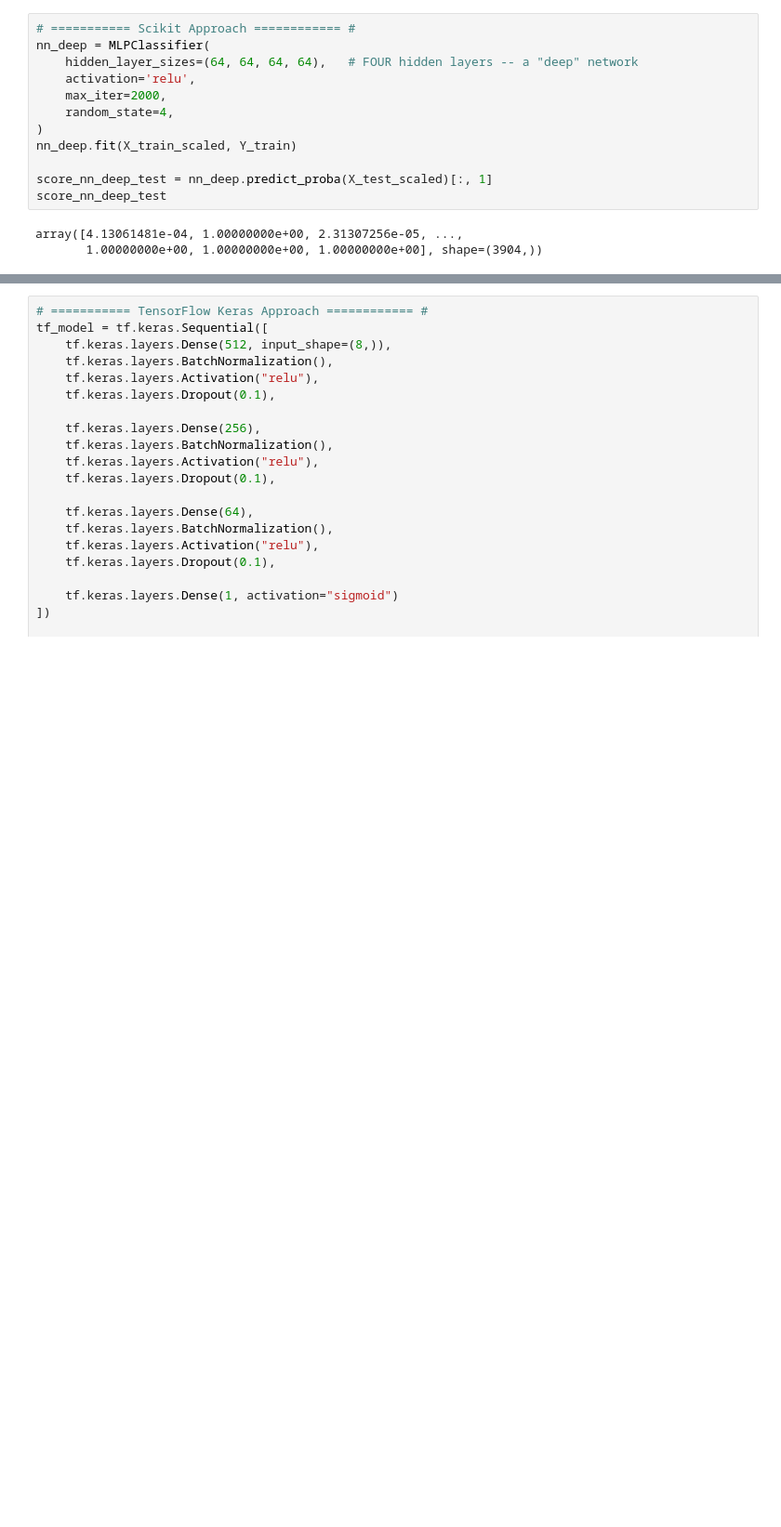
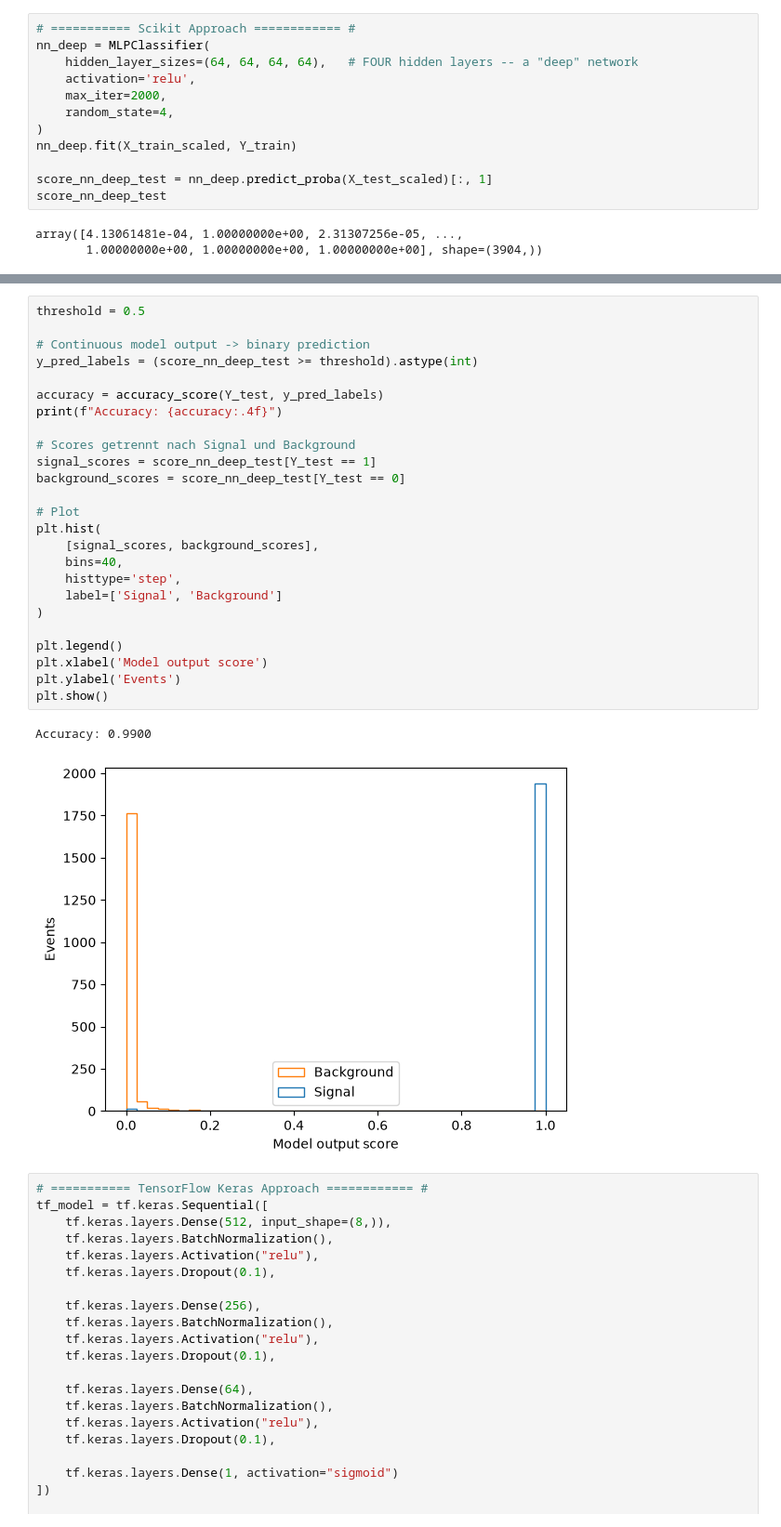
Before and after one commit to nbaeumann/atlas_open_data_fork, a Jupyter notebook: for-education/blackbox_ml.ipynb, the cells around one changed output, grey strips where cells are left out. Shown at 93% size. Cells and saved outputs as stored; diff of their text form; blank space fills up the shorter version.

```diff
--- a/for-education/blackbox_ml.ipynb
+++ b/for-education/blackbox_ml.ipynb
@@ -335,3 +343,31 @@ array([4.13061481e-04, 1.00000000e+00, 2.31307256e-05, ...,
+# %%
+threshold = 0.5
+
+# Continuous model output -> binary prediction
+y_pred_labels = (score_nn_deep_test >= threshold).astype(int)
+
+accuracy = accuracy_score(Y_test, y_pred_labels)
+print(f"Accuracy: {accuracy:.4f}")
+
+# Scores getrennt nach Signal und Background
+signal_scores = score_nn_deep_test[Y_test == 1]
+background_scores = score_nn_deep_test[Y_test == 0]
+
+# Plot
+plt.hist(
+    [signal_scores, background_scores],
+    bins=40,
+    histtype='step',
+    label=['Signal', 'Background']
+)
+
+plt.legend()
+plt.xlabel('Model output score')
+plt.ylabel('Events')
+plt.show()
+# %% [output]
+Accuracy: 0.9900
+[figure, added]
 # %%
 # =========== TensorFlow Keras Approach ============ #
 tf_model = tf.keras.Sequential([
```
Also changed, not shown: parts of 8 cells of this notebook.
